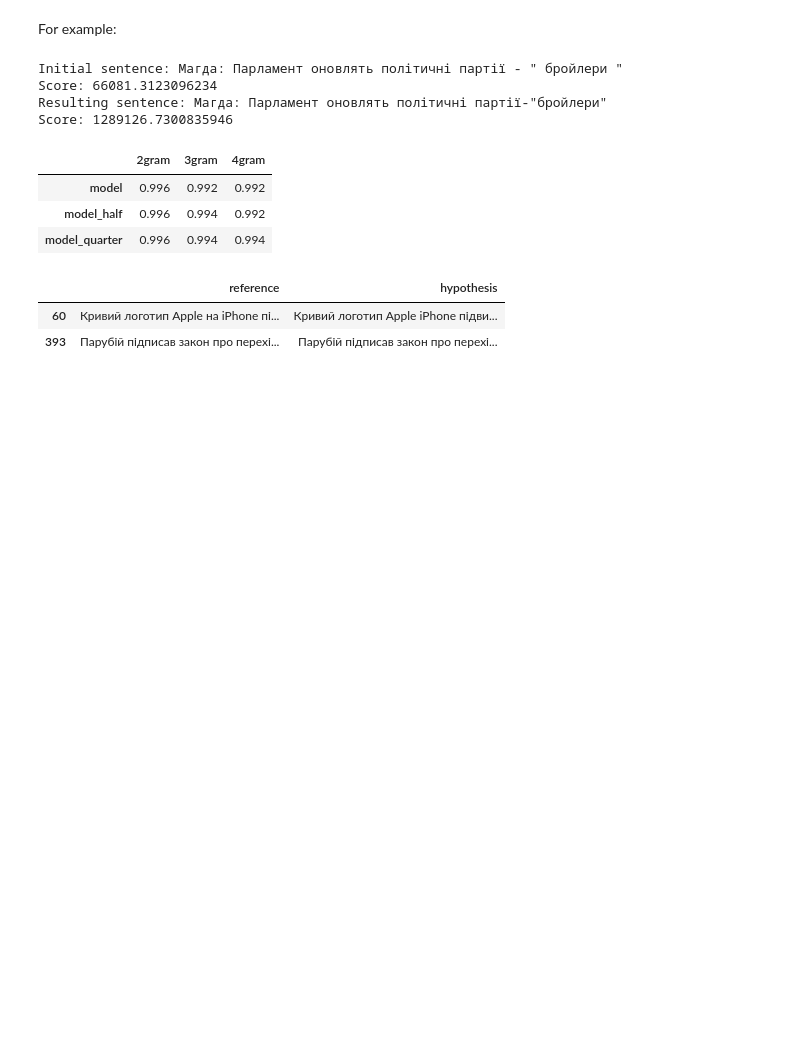
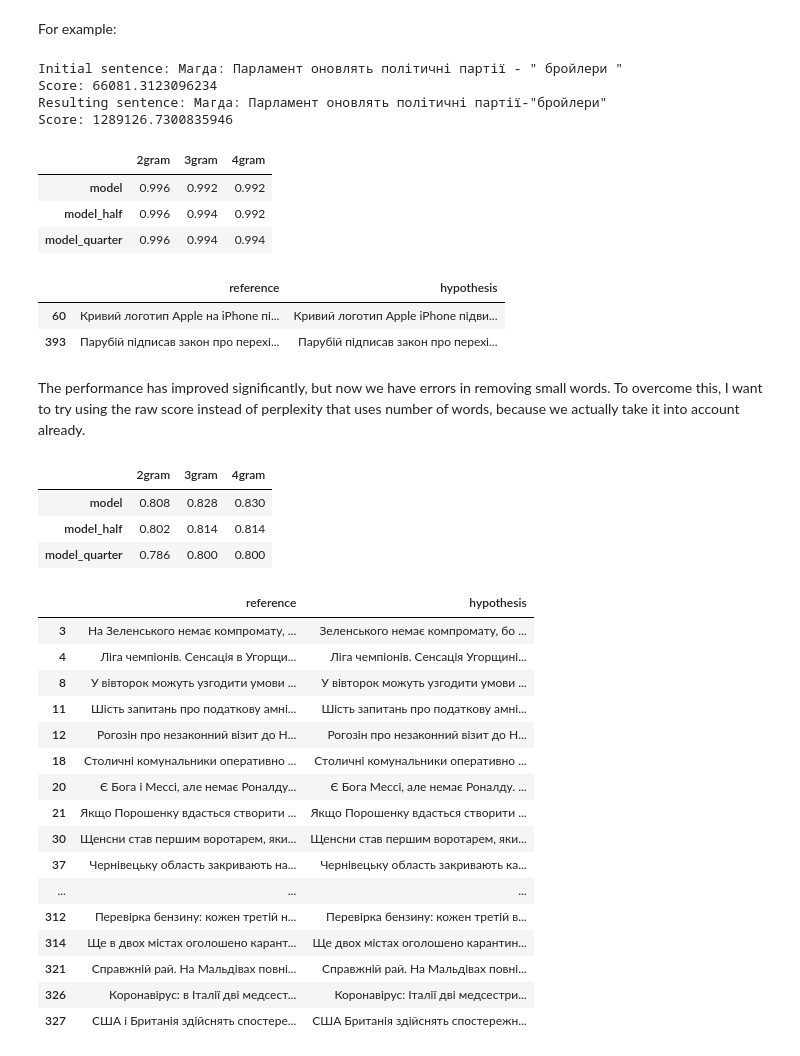
Before and after one commit to Kofful/asr-clm, a Jupyter notebook: ASR.ipynb, the cells around one changed output. Saved outputs shown, nothing was run; the diff lists cells and outputs as text; code cells hidden in the pictures; blank space fills up the shorter version.

Commit message:
Replace perplexity with raw score
Changed evaluation to use the raw score instead of perplexity but the metrics have worsened.

```diff
--- a/ASR.ipynb
+++ b/ASR.ipynb
@@ -310,3 +310,79 @@ display(wrong_predictions['2gram']['model'].iloc[0:60])
 |  | reference | hypothesis |
 | 60 | Кривий логотип Apple на iPhone пі... | Кривий логотип Apple iPhone підви... |
 | 393 | Парубій підписав закон про перехі... | Парубій підписав закон про перехі... |
+# %% [markdown]
+The performance has improved significantly, but now we have errors in removing small words. To overcome this, I want to try using the raw score instead of perplexity that uses number of words, because we actually take it into account already.
+# %%
+def get_predictions_by_score(tests, model):
+    predictions = []
+
+    for test in tests:
+        max_score = -math.inf
+        max_index = 0
+        max_length = math.inf
+        for index, hypothesis in enumerate(test['hypotheses']):
+            length = len(re.findall(r"(?:^|(?<=\s))[^a-zA-Z0-9\s]+(?=\s|$)", hypothesis))
+            hypothesis = re.sub(
+                r'(["\'])\s*(.*?)\s*\1|«\s*(.*?)\s*»',
+                lambda m: f'{m.group(1)}{m.group(2)}{m.group(1)}'
+                if m.group(1)
+                else f'«{m.group(3)}»',
+                hypothesis,
+            )
+            hypothesis = re.sub(r"\s*([-'])\s*", r'\1', hypothesis)
+            score = model.score(hypothesis)
+            if score >= max_score and length < max_length:
+                max_score = score
+                max_index = index
+                max_length = length
+
+        predictions.append({'reference': test['reference'], 'hypothesis': test['hypotheses'][max_index]})
+
+    return predictions
+
+
+score_predictions = {}
+score_wrong_predictions = {}
+score_accuracies = {}
+
+for col_index in models.columns:
+    row_accuracies = {}
+    row_predictions = {}
+    row_wrong_predictions = {}
+    for row_index, row in models.iterrows():
+        model_predictions = get_predictions_by_score(tests, models.loc[row_index, col_index])
+        df = pd.DataFrame(model_predictions)
+        row_predictions[row_index] = df
+        row_wrong_predictions[row_index] = get_incorrect(df)
+        row_accuracies[row_index] = get_accuracy(df)
+
+    score_predictions[col_index] = row_predictions
+    score_wrong_predictions[col_index] = row_wrong_predictions
+    score_accuracies[col_index] = row_accuracies
+
+display(pd.DataFrame(score_accuracies))
+# %% [output]
+|  | 2gram | 3gram | 4gram |
+| model | 0.808 | 0.828 | 0.830 |
+| model_half | 0.802 | 0.814 | 0.814 |
+| model_quarter | 0.786 | 0.800 | 0.800 |
+# %%
+display(wrong_predictions['2gram']['model'].iloc[0:60])
+# %% [output]
+|  | reference | hypothesis |
+| 3 | На Зеленського немає компромату, ... | Зеленського немає компромату, бо ... |
+| 4 | Ліга чемпіонів. Сенсація в Угорщи... | Ліга чемпіонів. Сенсація Угорщині... |
+| 8 | У вівторок можуть узгодити умови ... | У вівторок можуть узгодити умови ... |
+| 11 | Шість запитань про податкову амні... | Шість запитань про податкову амні... |
+| 12 | Рогозін про незаконний візит до Н... | Рогозін про незаконний візит до Н... |
+| 18 | Столичні комунальники оперативно ... | Столичні комунальники оперативно ... |
+| 20 | Є Бога і Мессі, але немає Роналду... | Є Бога Мессі, але немає Роналду. ... |
+| 21 | Якщо Порошенку вдасться створити ... | Якщо Порошенку вдасться створити ... |
+| 30 | Щенсни став першим воротарем, яки... | Щенсни став першим воротарем, яки... |
+| 37 | Чернівецьку область закривають на... | Чернівецьку область закривають ка... |
+| ... | ... | ... |
+| 312 | Перевірка бензину: кожен третій н... | Перевірка бензину: кожен третій в... |
+| 314 | Ще в двох містах оголошено карант... | Ще двох містах оголошено карантин... |
+| 321 | Справжній рай. На Мальдівах повні... | Справжній рай. На Мальдівах повні... |
+| 326 | Коронавірус: в Італії дві медсест... | Коронавірус: Італії дві медсестри... |
+| 327 | США і Британія здійснять спостере... | США Британія здійснять спостережн... |
```
Also changed, not shown: parts of 6 cells of this notebook.
